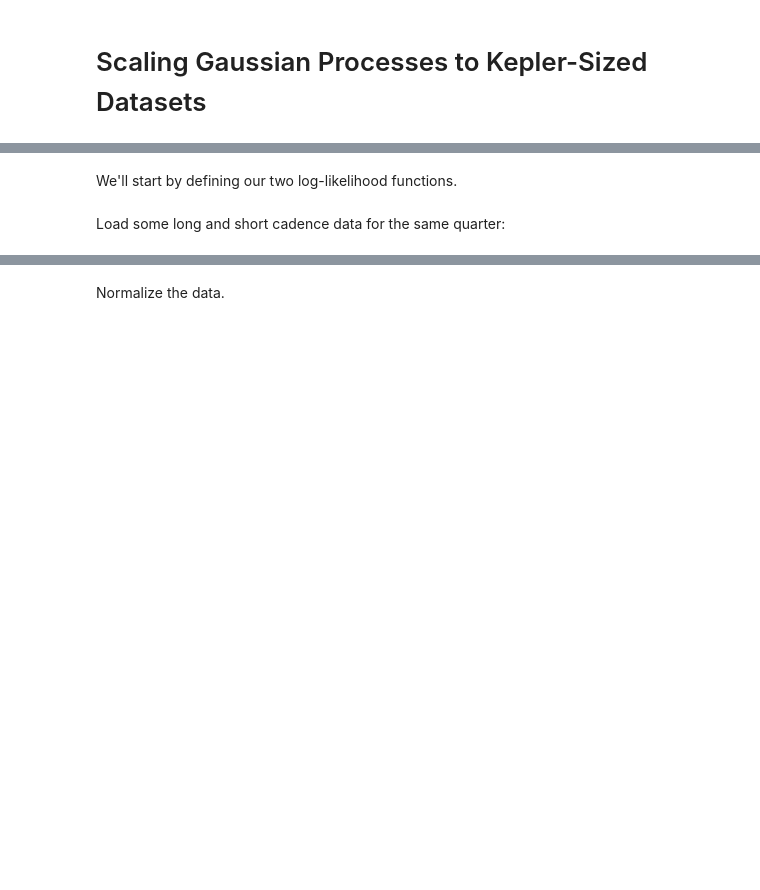
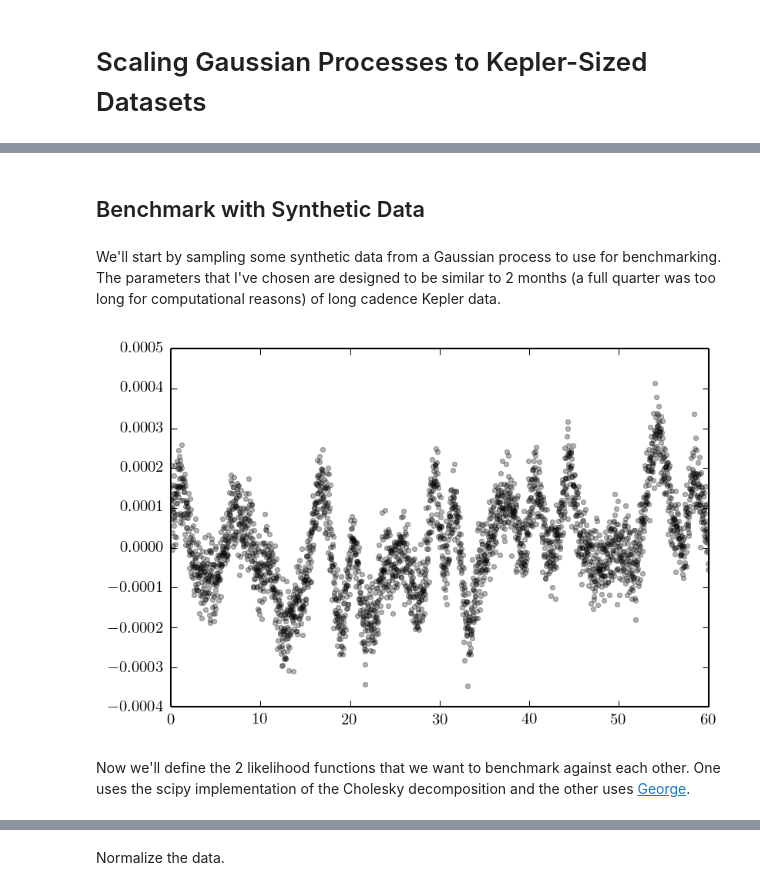
Before and after one commit to dfm/gp, a Jupyter notebook: 02 Kepler Scale Datasets.ipynb, the cells around one changed output, grey strips where cells are left out. Drawn from its saved outputs; the diff is of its cells as text; code cells hidden in the pictures; blank space fills up the shorter version.

```diff
--- a/02 Kepler Scale Datasets.ipynb
+++ b/02 Kepler Scale Datasets.ipynb
@@ -13,8 +17,22 @@ import matplotlib.pyplot as pl
 # %%
 import george  # https://github.com/dfm/george
 from george.kernels import RBFKernel
-# %% [markdown]
-We'll start by defining our two log-likelihood functions.
+# %% [markdown]
+## Benchmark with Synthetic Data
+# %% [markdown]
+We'll start by sampling some synthetic data from a Gaussian process to use for benchmarking. The parameters that I've chosen are designed to be similar to 2 months (a full quarter was too long for computational reasons) of long cadence Kepler data.
+# %%
+x = np.arange(0, 60., 0.5/24.)
+yerr = 5e-5 + 1e-7 * np.random.randn(len(x))
+
+a, s = 1e-8, 0.9
+y = george.GaussianProcess(a*RBFKernel(s)).sample_prior(x) + yerr * np.random.randn(len(yerr))
+# %%
+pl.plot(x, y, ".k", alpha=0.3);
+# %% [output]
+[figure, added]
+# %% [markdown]
+Now we'll define the 2 likelihood functions that we want to benchmark against each other. One uses the scipy implementation of the Cholesky decomposition and the other uses [George](https://github.com/dfm/george).
 # %%
 def simple_gp_lnlike(x, y, yerr, lna, lns):
     a, s = np.exp(lna), np.exp(lns)
@@ -31,4 +48,2 @@ def george_lnlike(x, y, yerr, lna, lns):
     gp.compute(x, yerr)
     return gp.lnlikelihood(y)
-# %% [markdown]
-Load some long and short cadence data for the same quarter:
```
Also changed, not shown: parts of 19 cells of this notebook, 2 other files.
